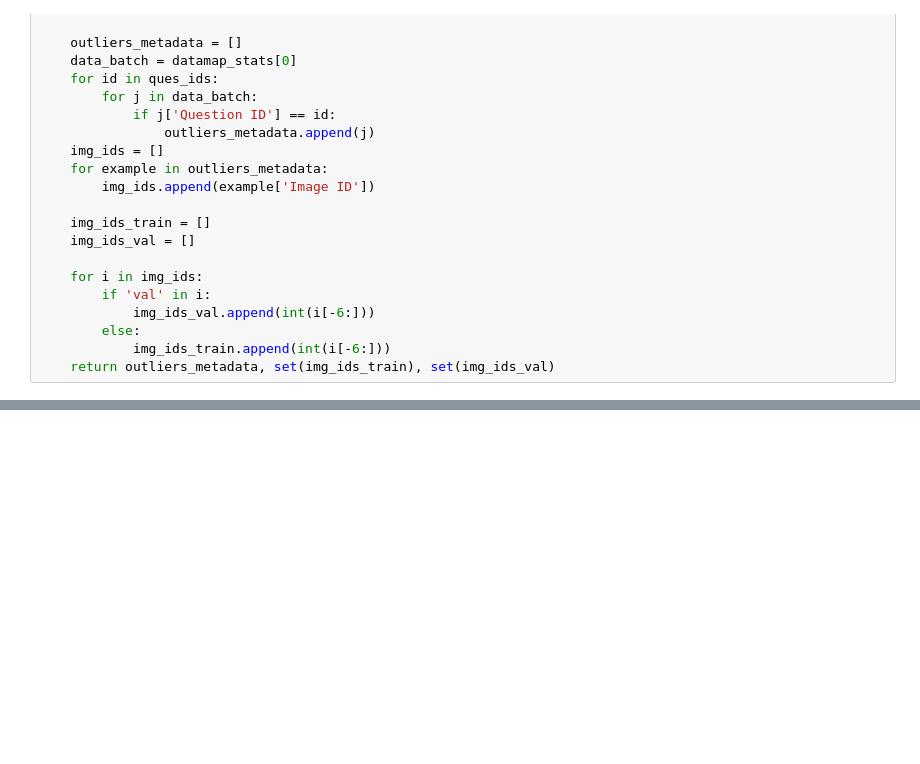
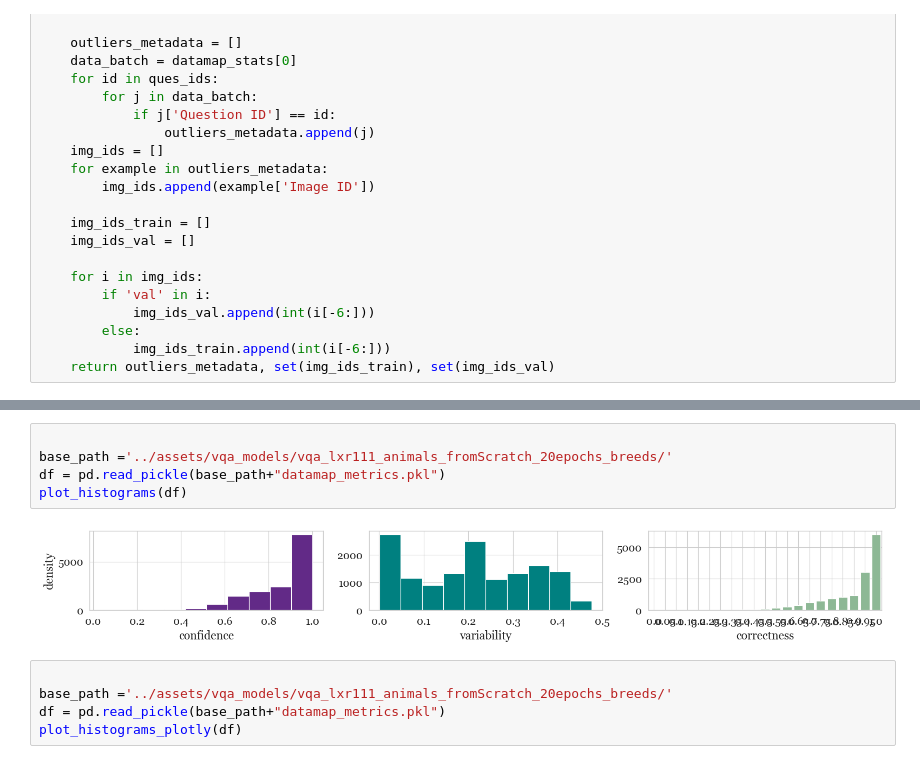
Before and after one commit to jr4fs/interactive_datamap_cartography, a Jupyter notebook: src/plot_datamaps.ipynb, the cells around one changed output, grey strips where cells are left out. Saved outputs shown, nothing was run; the diff lists cells and outputs as text; blank space fills up the shorter version.

```diff
--- a/src/plot_datamaps.ipynb
+++ b/src/plot_datamaps.ipynb
@@ -789 +747,13 @@ Press CTRL+C to quit
+# %%
+
+base_path ='../assets/vqa_models/vqa_lxr111_animals_fromScratch_20epochs_breeds/'
+df = pd.read_pickle(base_path+"datamap_metrics.pkl")
+plot_histograms(df)
+# %% [output]
+[figure, added]
+# %%
+
+base_path ='../assets/vqa_models/vqa_lxr111_animals_fromScratch_20epochs_breeds/'
+df = pd.read_pickle(base_path+"datamap_metrics.pkl")
+plot_histograms_plotly(df)
 # %%
```
Also changed, not shown: parts of 13 cells of this notebook, 10 other files.
